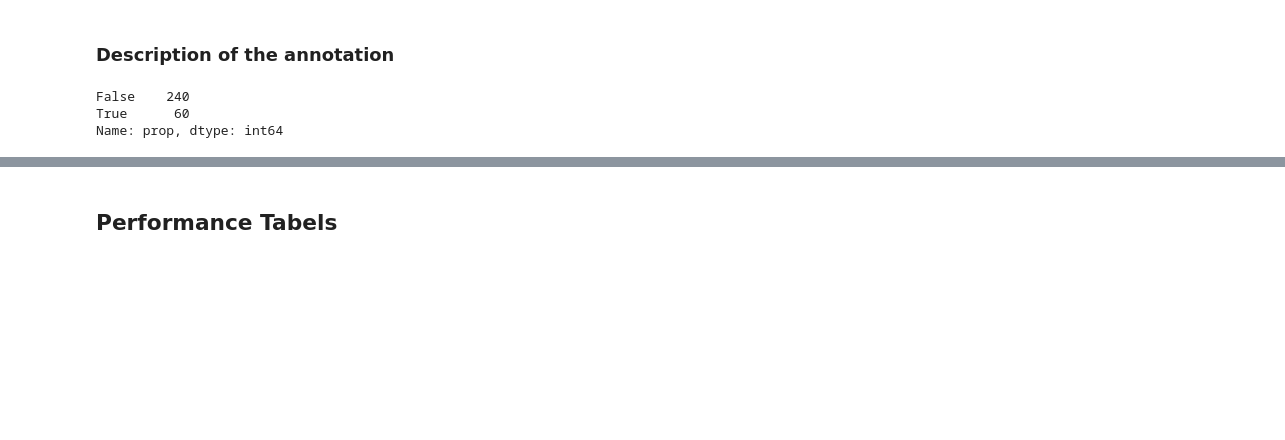
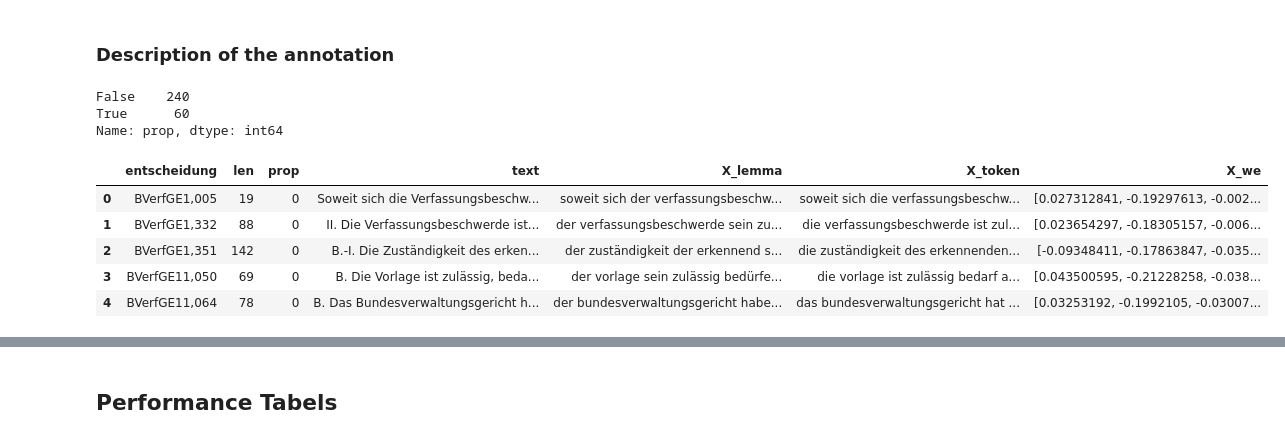
Before and after one commit to klueders/proportionality-argument, a Jupyter notebook: evaluation.ipynb, the cells around one changed output, grey strips where cells are left out. Drawn from its saved outputs; the diff is of its cells as text; code cells hidden in the pictures; blank space fills up the shorter version.

```diff
--- a/evaluation.ipynb
+++ b/evaluation.ipynb
@@ -55,6 +55,15 @@ metadata.merge(data_dec, on='entscheidung', how='right').apply(lambda row: row.l
 False    240
 True      60
 Name: prop, dtype: int64
+# %%
+data_dec.head()
+# %% [output]
+|  | entscheidung | len | prop | text | X_lemma | X_token | X_we |
+| 0 | BVerfGE1,005 | 19 | 0 | Soweit sich die Verfassungsbeschw... | soweit sich der verfassungsbeschw... | soweit sich die verfassungsbeschw... | [0.027312841, -0.19297613, -0.002... |
+| 1 | BVerfGE1,332 | 88 | 0 | II. Die Verfassungsbeschwerde ist... | der verfassungsbeschwerde sein zu... | die verfassungsbeschwerde ist zul... | [0.023654297, -0.18305157, -0.006... |
+| 2 | BVerfGE1,351 | 142 | 0 | B.-I. Die Zuständigkeit des erken... | der zuständigkeit der erkennend s... | die zuständigkeit des erkennenden... | [-0.09348411, -0.17863847, -0.035... |
+| 3 | BVerfGE11,050 | 69 | 0 | B. Die Vorlage ist zulässig, beda... | der vorlage sein zulässig bedürfe... | die vorlage ist zulässig bedarf a... | [0.043500595, -0.21228258, -0.038... |
+| 4 | BVerfGE11,064 | 78 | 0 | B. Das Bundesverwaltungsgericht h... | der bundesverwaltungsgericht habe... | das bundesverwaltungsgericht hat ... | [0.03253192, -0.1992105, -0.03007... |
 # %%
 PROPS = {
     'boxprops':{'facecolor':'none', 'edgecolor':'black'},
```
Also changed, not shown: parts of 1 cell of this notebook, 1 other file.
